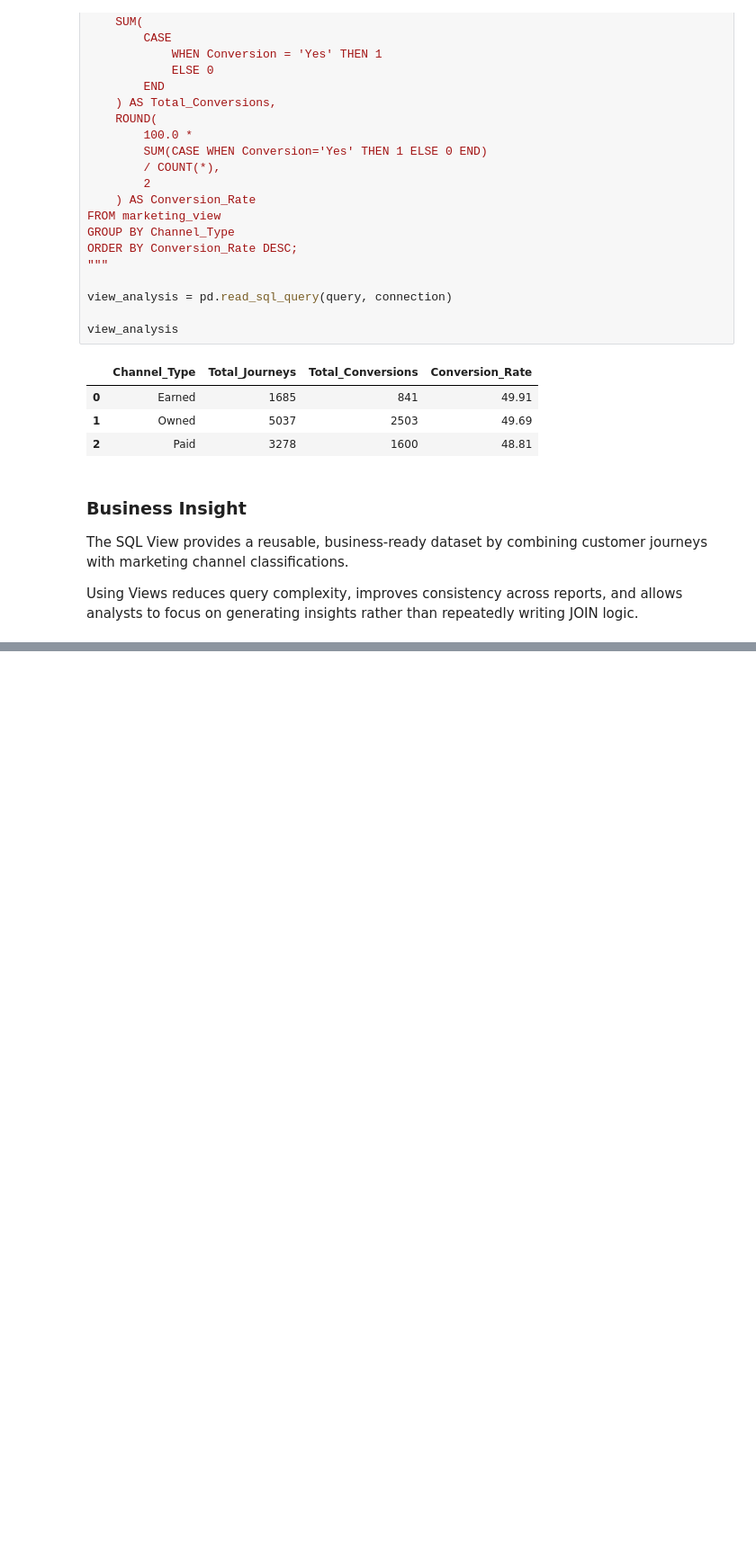
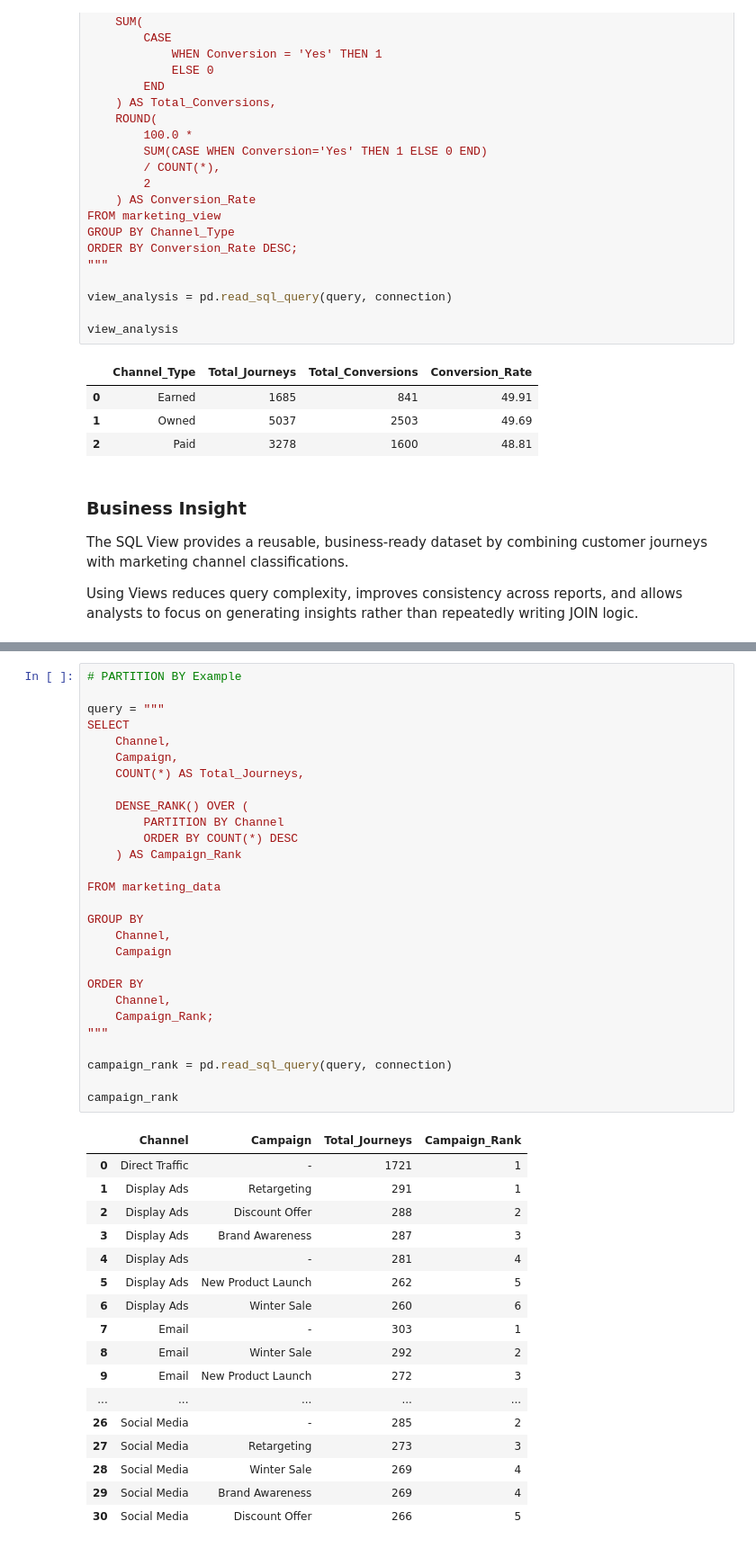
Before and after one commit to sakinasayed512/multi-touch-attribution, a Jupyter notebook: Marketing_Attribution_ROI_Dashboard/notebooks/01_Data_Exploration.ipynb, the cells around one changed output, grey strips where cells are left out. Shown at 90% size. Saved outputs shown, nothing was run; the diff lists cells and outputs as text; blank space fills up the shorter version.

```diff
--- a/Marketing_Attribution_ROI_Dashboard/notebooks/01_Data_Exploration.ipynb
+++ b/Marketing_Attribution_ROI_Dashboard/notebooks/01_Data_Exploration.ipynb
@@ -1430,0 +1641,46 @@ Using Views reduces query complexity, improves consistency across reports, and a
+# %%
+# PARTITION BY Example
+
+query = """
+SELECT
+    Channel,
+    Campaign,
+    COUNT(*) AS Total_Journeys,
+
+    DENSE_RANK() OVER (
+        PARTITION BY Channel
+        ORDER BY COUNT(*) DESC
+    ) AS Campaign_Rank
+
+FROM marketing_data
+
+GROUP BY
+    Channel,
+    Campaign
+
+ORDER BY
+    Channel,
+    Campaign_Rank;
+"""
+
+campaign_rank = pd.read_sql_query(query, connection)
+
+campaign_rank
+# %% [output]
+|  | Channel | Campaign | Total_Journeys | Campaign_Rank |
+| 0 | Direct Traffic | - | 1721 | 1 |
+| 1 | Display Ads | Retargeting | 291 | 1 |
+| 2 | Display Ads | Discount Offer | 288 | 2 |
+| 3 | Display Ads | Brand Awareness | 287 | 3 |
+| 4 | Display Ads | - | 281 | 4 |
+| 5 | Display Ads | New Product Launch | 262 | 5 |
+| 6 | Display Ads | Winter Sale | 260 | 6 |
+| 7 | Email | - | 303 | 1 |
+| 8 | Email | Winter Sale | 292 | 2 |
+| 9 | Email | New Product Launch | 272 | 3 |
+| ... | ... | ... | ... | ... |
+| 26 | Social Media | - | 285 | 2 |
+| 27 | Social Media | Retargeting | 273 | 3 |
+| 28 | Social Media | Winter Sale | 269 | 4 |
+| 29 | Social Media | Brand Awareness | 269 | 4 |
+| 30 | Social Media | Discount Offer | 266 | 5 |
```
Also changed, not shown: parts of 24 cells of this notebook.
